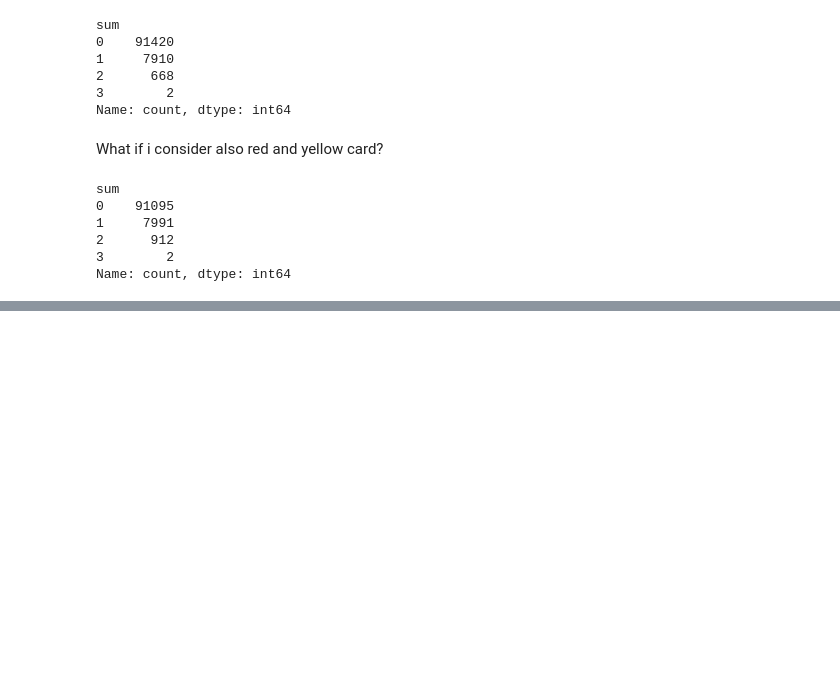
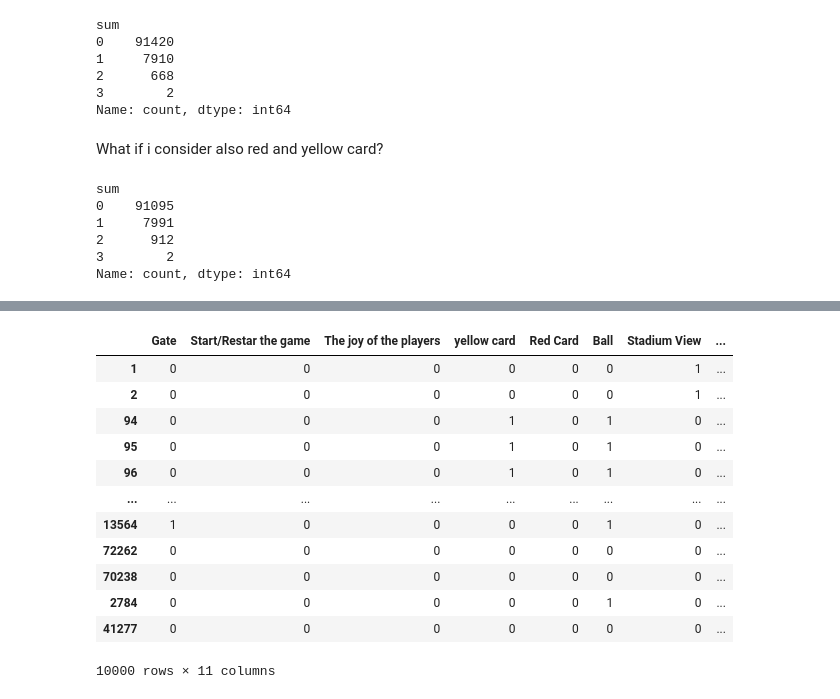
Before and after one commit to beatricecitterio/cv-project, a Jupyter notebook: data_loading.ipynb, the cells around one changed output, grey strips where cells are left out. Cells and saved outputs as stored; diff of their text form; code cells hidden in the pictures; blank space fills up the shorter version.

```diff
--- a/data_loading.ipynb
+++ b/data_loading.ipynb
@@ -242,0 +243,15 @@ Looking at the value counts almost all the new labeled images taken into conside
+# %%
+# take a sample of 2009 instances where 'sum' is 0
+no_label = subset3[subset3['sum']==0]
+no_label_sample = subset3.sample(n=2009, random_state=42)
+# %%
+
+# take only entries where 'sum' is 1
+mutually_exclusive = subset3[subset3['sum']==1]
+# %%
+mutually_exclusive = pd.concat([mutually_exclusive, no_label_sample], ignore_index=False)
+# create a new column from the index
+mutually_exclusive['Image Number'] = mutually_exclusive.index
+# I want it to be the first column
+mutually_exclusive = mutually_exclusive[['Image Number'] + [col for col in mutually_exclusive.columns if col != 'Image Number']]
+mutually_exclusive
@@ -242,0 +272,7 @@ Looking at the value counts almost all the new labeled images taken into conside
+# %%
+# create a new column 'Generic Moment' which is initialized to 0
+mutually_exclusive['Generic Moment'] = 0
+# where sum == 0, set Generic Moment to 1
+mutually_exclusive.loc[mutually_exclusive['sum'] == 0, 'Generic Moment'] = 1
+mutually_exclusive = mutually_exclusive.drop(columns=['sum'])
+mutually_exclusive
@@ -242,0 +293,19 @@ Looking at the value counts almost all the new labeled images taken into conside
+# %%
+# based on the index of mutually_exclusive I want to take the same rows from the original labels_df
+labels_sample = labels_df.loc[mutually_exclusive.index]
+labels_sample['Generic Moment'] = mutually_exclusive['Generic Moment']
+labels_sample
+# %% [output]
+|  | Gate | Start/Restar the game | The joy of the players | yellow card | Red Card | Ball | Stadium View | ... |
+| 1 | 0 | 0 | 0 | 0 | 0 | 0 | 1 | ... |
+| 2 | 0 | 0 | 0 | 0 | 0 | 0 | 1 | ... |
+| 94 | 0 | 0 | 0 | 1 | 0 | 1 | 0 | ... |
+| 95 | 0 | 0 | 0 | 1 | 0 | 1 | 0 | ... |
+| 96 | 0 | 0 | 0 | 1 | 0 | 1 | 0 | ... |
+| ... | ... | ... | ... | ... | ... | ... | ... | ... |
+| 13564 | 1 | 0 | 0 | 0 | 0 | 1 | 0 | ... |
+| 72262 | 0 | 0 | 0 | 0 | 0 | 0 | 0 | ... |
+| 70238 | 0 | 0 | 0 | 0 | 0 | 0 | 0 | ... |
+| 2784 | 0 | 0 | 0 | 0 | 0 | 1 | 0 | ... |
+| 41277 | 0 | 0 | 0 | 0 | 0 | 0 | 0 | ... |
+10000 rows × 11 columns
```
Also changed, not shown: parts of 6 cells of this notebook.
